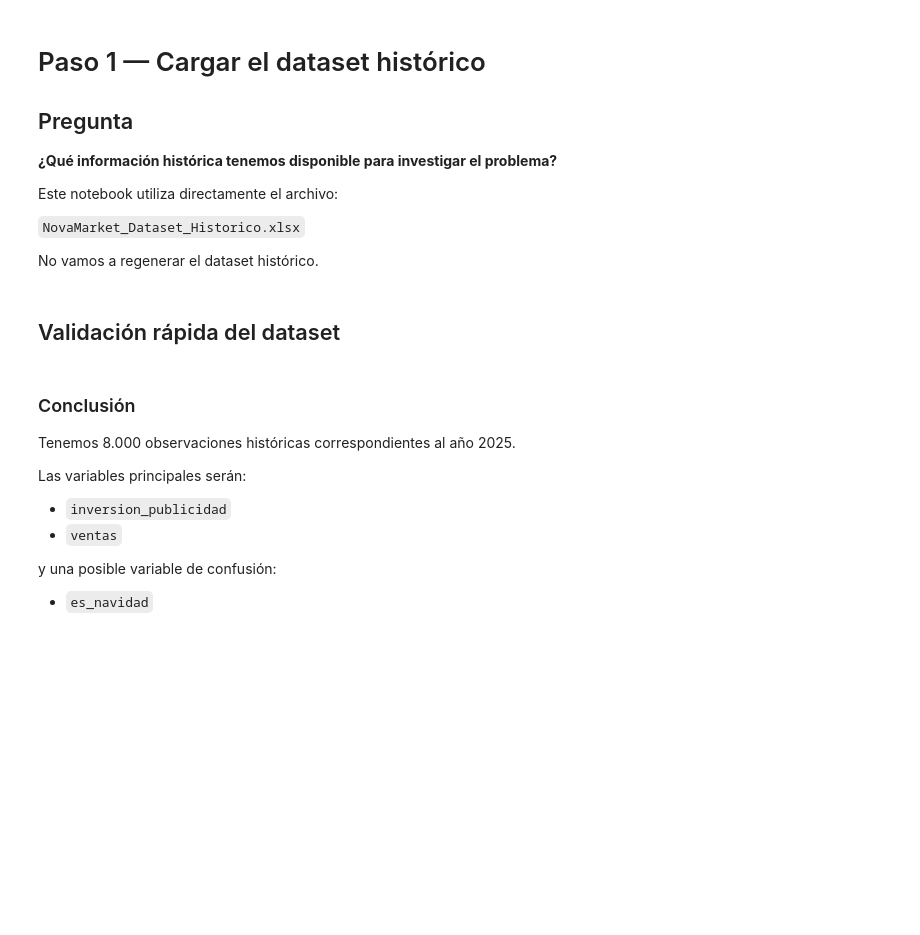
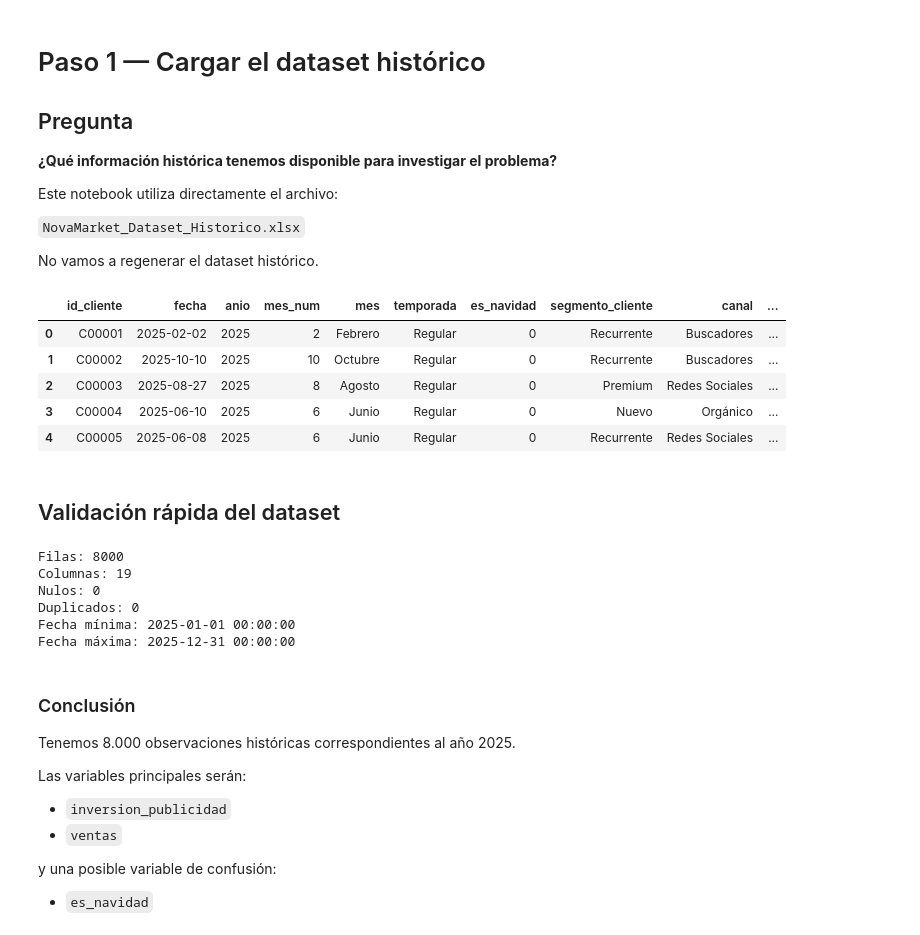
Before and after one commit to zetaware/estadistica_con_python, a Jupyter notebook: Notebook/NovaMarket_Correlacion_Causalidad.ipynb, the cells around one changed output. Drawn from its saved outputs; the diff is of its cells as text; code cells hidden in the pictures; blank space fills up the shorter version.

```diff
--- a/Notebook/NovaMarket_Correlacion_Causalidad.ipynb
+++ b/Notebook/NovaMarket_Correlacion_Causalidad.ipynb
@@ -62,26 +140,33 @@ No vamos a regenerar el dataset histórico.
 # %%
 rutas_posibles = [
     Path("NovaMarket_Dataset_Historico.xlsx"),
-    Path("/content/NovaMarket_Dataset_Historico.xlsx"),
+    Path("dataset/NovaMarket_Dataset_Historico.xlsx"),
     Path("/mnt/data/NovaMarket_Dataset_Historico.xlsx")
 ]
 
 archivo = next(
     (ruta for ruta in rutas_posibles if ruta.exists()),
     None
 )
 
 if archivo is None:
     raise FileNotFoundError(
         "Suba NovaMarket_Dataset_Historico.xlsx al entorno antes de continuar."
     )
 
 datos = pd.read_excel(
     archivo,
     sheet_name="Datos_Historicos"
 )
 
 datos.head()
+# %% [output]
+|  | id_cliente | fecha | anio | mes_num | mes | temporada | es_navidad | segmento_cliente | canal | ... |
+| 0 | C00001 | 2025-02-02 | 2025 | 2 | Febrero | Regular | 0 | Recurrente | Buscadores | ... |
+| 1 | C00002 | 2025-10-10 | 2025 | 10 | Octubre | Regular | 0 | Recurrente | Buscadores | ... |
+| 2 | C00003 | 2025-08-27 | 2025 | 8 | Agosto | Regular | 0 | Premium | Redes Sociales | ... |
+| 3 | C00004 | 2025-06-10 | 2025 | 6 | Junio | Regular | 0 | Nuevo | Orgánico | ... |
+| 4 | C00005 | 2025-06-08 | 2025 | 6 | Junio | Regular | 0 | Recurrente | Redes Sociales | ... |
 # %% [markdown]
 ## Validación rápida del dataset
 # %%
@@ -91,6 +176,13 @@ print("Nulos:", datos.isnull().sum().sum())
 print("Duplicados:", datos.duplicated().sum())
 print("Fecha mínima:", datos["fecha"].min())
 print("Fecha máxima:", datos["fecha"].max())
+# %% [output]
+Filas: 8000
+Columnas: 19
+Nulos: 0
+Duplicados: 0
+Fecha mínima: 2025-01-01 00:00:00
+Fecha máxima: 2025-12-31 00:00:00
 # %% [markdown]
 ### Conclusión
 
```
Also changed, not shown: parts of 26 cells of this notebook.
